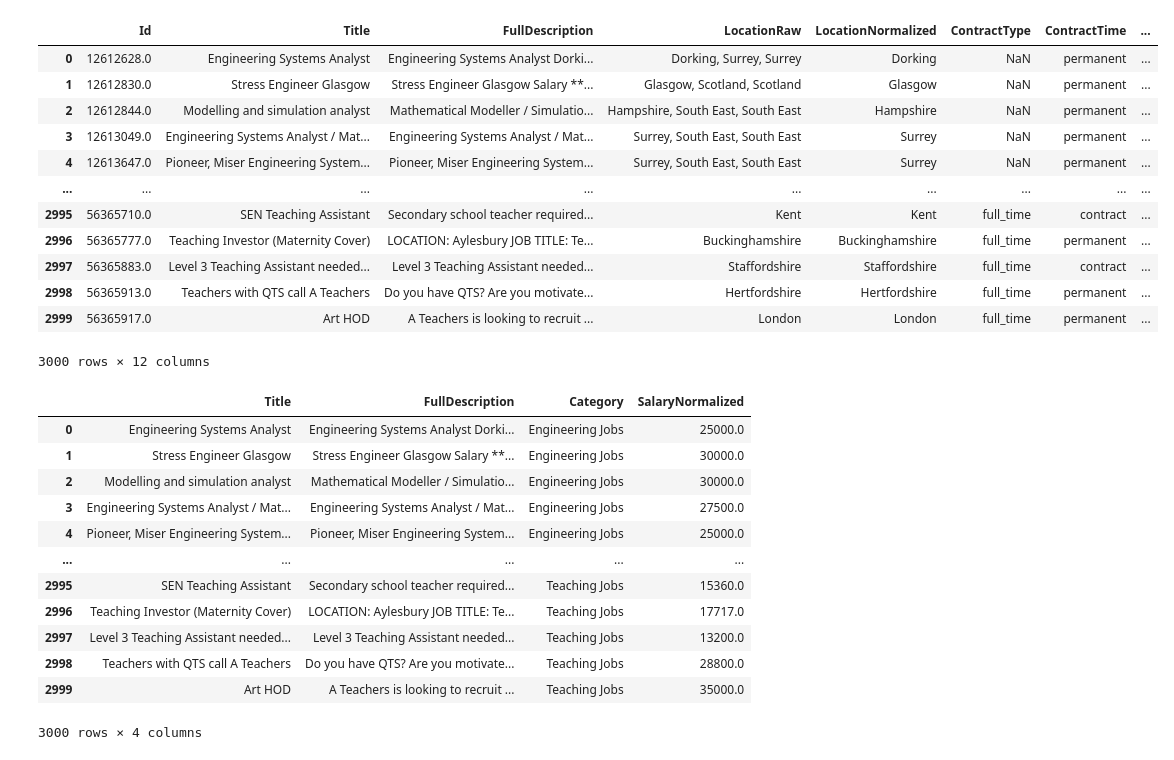
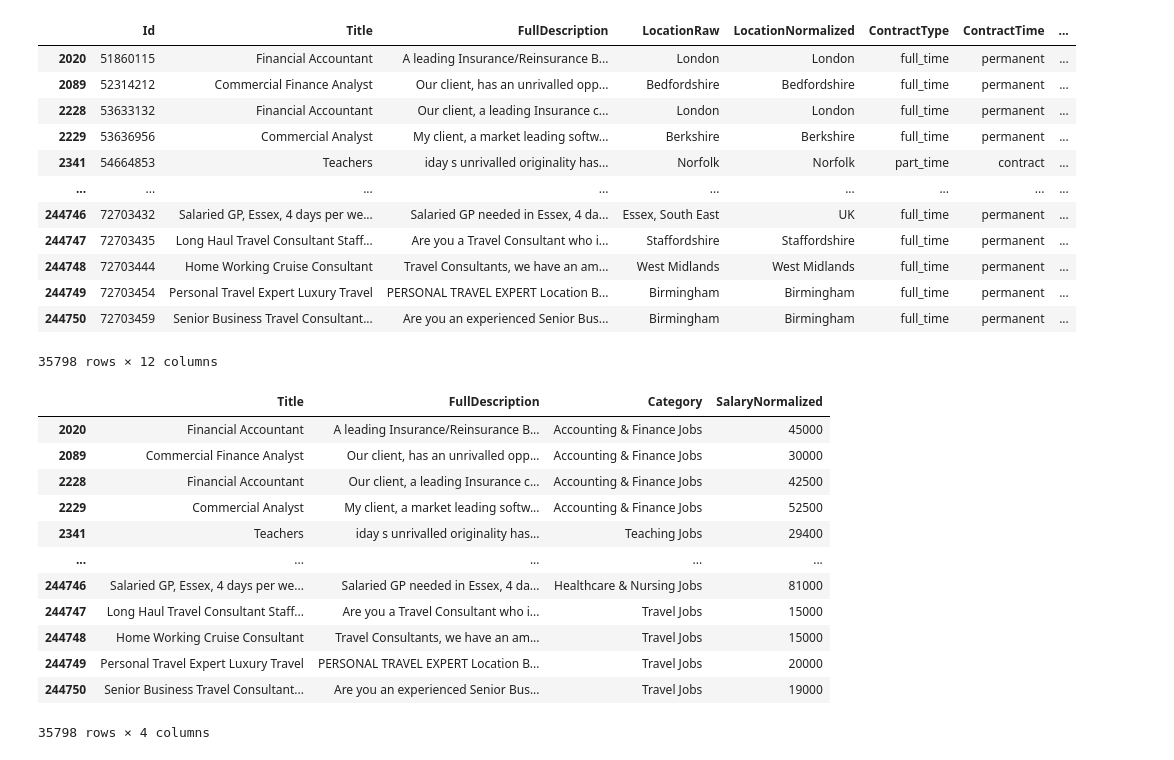
Before and after one commit to NickSzczerb/hooked-on-recruiting, a Jupyter notebook: yan_preprocess/Preprocessing.ipynb, the cells around one changed output. Drawn from its saved outputs; the diff is of its cells as text; code cells hidden in the pictures.

```diff
--- a/yan_preprocess/Preprocessing.ipynb
+++ b/yan_preprocess/Preprocessing.ipynb
@@ -8,24 +17,24 @@ from nltk.stem import WordNetLemmatizer
 # %%
 #load the data from the other directory
-df=pd.read_csv('../raw_data/Train_rev1_3k.csv')
+df=pd.read_csv('../raw_data/Train_rev1.csv')
 # %%
 #drop null rows
-df=df.dropna(axis=0, how='all')
+df=df.dropna(axis=0, how='any')
 df
 # %% [output]
 |  | Id | Title | FullDescription | LocationRaw | LocationNormalized | ContractType | ContractTime | ... |
-| 0 | 12612628.0 | Engineering Systems Analyst | Engineering Systems Analyst Dorki... | Dorking, Surrey, Surrey | Dorking | NaN | permanent | ... |
-| 1 | 12612830.0 | Stress Engineer Glasgow | Stress Engineer Glasgow Salary **... | Glasgow, Scotland, Scotland | Glasgow | NaN | permanent | ... |
-| 2 | 12612844.0 | Modelling and simulation analyst | Mathematical Modeller / Simulatio... | Hampshire, South East, South East | Hampshire | NaN | permanent | ... |
-| 3 | 12613049.0 | Engineering Systems Analyst / Mat... | Engineering Systems Analyst / Mat... | Surrey, South East, South East | Surrey | NaN | permanent | ... |
-| 4 | 12613647.0 | Pioneer, Miser Engineering System... | Pioneer, Miser Engineering System... | Surrey, South East, South East | Surrey | NaN | permanent | ... |
+| 2020 | 51860115 | Financial Accountant | A leading Insurance/Reinsurance B... | London | London | full_time | permanent | ... |
+| 2089 | 52314212 | Commercial Finance Analyst | Our client, has an unrivalled opp... | Bedfordshire | Bedfordshire | full_time | permanent | ... |
+| 2228 | 53633132 | Financial Accountant | Our client, a leading Insurance c... | London | London | full_time | permanent | ... |
+| 2229 | 53636956 | Commercial Analyst | My client, a market leading softw... | Berkshire | Berkshire | full_time | permanent | ... |
+| 2341 | 54664853 | Teachers | iday s unrivalled originality has... | Norfolk | Norfolk | part_time | contract | ... |
 | ... | ... | ... | ... | ... | ... | ... | ... | ... |
-| 2995 | 56365710.0 | SEN Teaching Assistant | Secondary school teacher required... | Kent | Kent | full_time | contract | ... |
-| 2996 | 56365777.0 | Teaching Investor (Maternity Cover) | LOCATION: Aylesbury JOB TITLE: Te... | Buckinghamshire | Buckinghamshire | full_time | permanent | ... |
-| 2997 | 56365883.0 | Level 3 Teaching Assistant needed... | Level 3 Teaching Assistant needed... | Staffordshire | Staffordshire | full_time | contract | ... |
-| 2998 | 56365913.0 | Teachers with QTS call A Teachers | Do you have QTS? Are you motivate... | Hertfordshire | Hertfordshire | full_time | permanent | ... |
-| 2999 | 56365917.0 | Art HOD | A Teachers is looking to recruit ... | London | London | full_time | permanent | ... |
+| 244746 | 72703432 | Salaried GP, Essex, 4 days per we... | Salaried GP needed in Essex, 4 da... | Essex, South East | UK | full_time | permanent | ... |
+| 244747 | 72703435 | Long Haul Travel Consultant Staff... | Are you a Travel Consultant who i... | Staffordshire | Staffordshire | full_time | permanent | ... |
+| 244748 | 72703444 | Home Working Cruise Consultant | Travel Consultants, we have an am... | West Midlands | West Midlands | full_time | permanent | ... |
+| 244749 | 72703454 | Personal Travel Expert Luxury Travel | PERSONAL TRAVEL EXPERT Location B... | Birmingham | Birmingham | full_time | permanent | ... |
+| 244750 | 72703459 | Senior Business Travel Consultant... | Are you an experienced Senior Bus... | Birmingham | Birmingham | full_time | permanent | ... |
-3000 rows × 12 columns
+35798 rows × 12 columns
 # %%
 #drop unusefull info
 df=df.drop(columns=['Id',
@@ -39,15 +48,15 @@ df=df.drop(columns=['Id',
 df
 # %% [output]
 |  | Title | FullDescription | Category | SalaryNormalized |
-| 0 | Engineering Systems Analyst | Engineering Systems Analyst Dorki... | Engineering Jobs | 25000.0 |
-| 1 | Stress Engineer Glasgow | Stress Engineer Glasgow Salary **... | Engineering Jobs | 30000.0 |
-| 2 | Modelling and simulation analyst | Mathematical Modeller / Simulatio... | Engineering Jobs | 30000.0 |
-| 3 | Engineering Systems Analyst / Mat... | Engineering Systems Analyst / Mat... | Engineering Jobs | 27500.0 |
-| 4 | Pioneer, Miser Engineering System... | Pioneer, Miser Engineering System... | Engineering Jobs | 25000.0 |
+| 2020 | Financial Accountant | A leading Insurance/Reinsurance B... | Accounting & Finance Jobs | 45000 |
+| 2089 | Commercial Finance Analyst | Our client, has an unrivalled opp... | Accounting & Finance Jobs | 30000 |
+| 2228 | Financial Accountant | Our client, a leading Insurance c... | Accounting & Finance Jobs | 42500 |
+| 2229 | Commercial Analyst | My client, a market leading softw... | Accounting & Finance Jobs | 52500 |
+| 2341 | Teachers | iday s unrivalled originality has... | Teaching Jobs | 29400 |
 | ... | ... | ... | ... | ... |
-| 2995 | SEN Teaching Assistant | Secondary school teacher required... | Teaching Jobs | 15360.0 |
-| 2996 | Teaching Investor (Maternity Cover) | LOCATION: Aylesbury JOB TITLE: Te... | Teaching Jobs | 17717.0 |
-| 2997 | Level 3 Teaching Assistant needed... | Level 3 Teaching Assistant needed... | Teaching Jobs | 13200.0 |
-| 2998 | Teachers with QTS call A Teachers | Do you have QTS? Are you motivate... | Teaching Jobs | 28800.0 |
-| 2999 | Art HOD | A Teachers is looking to recruit ... | Teaching Jobs | 35000.0 |
+| 244746 | Salaried GP, Essex, 4 days per we... | Salaried GP needed in Essex, 4 da... | Healthcare & Nursing Jobs | 81000 |
+| 244747 | Long Haul Travel Consultant Staff... | Are you a Travel Consultant who i... | Travel Jobs | 15000 |
+| 244748 | Home Working Cruise Consultant | Travel Consultants, we have an am... | Travel Jobs | 15000 |
+| 244749 | Personal Travel Expert Luxury Travel | PERSONAL TRAVEL EXPERT Location B... | Travel Jobs | 20000 |
+| 244750 | Senior Business Travel Consultant... | Are you an experienced Senior Bus... | Travel Jobs | 19000 |
-3000 rows × 4 columns
+35798 rows × 4 columns
```
Also changed, not shown: parts of 47 cells of this notebook.
